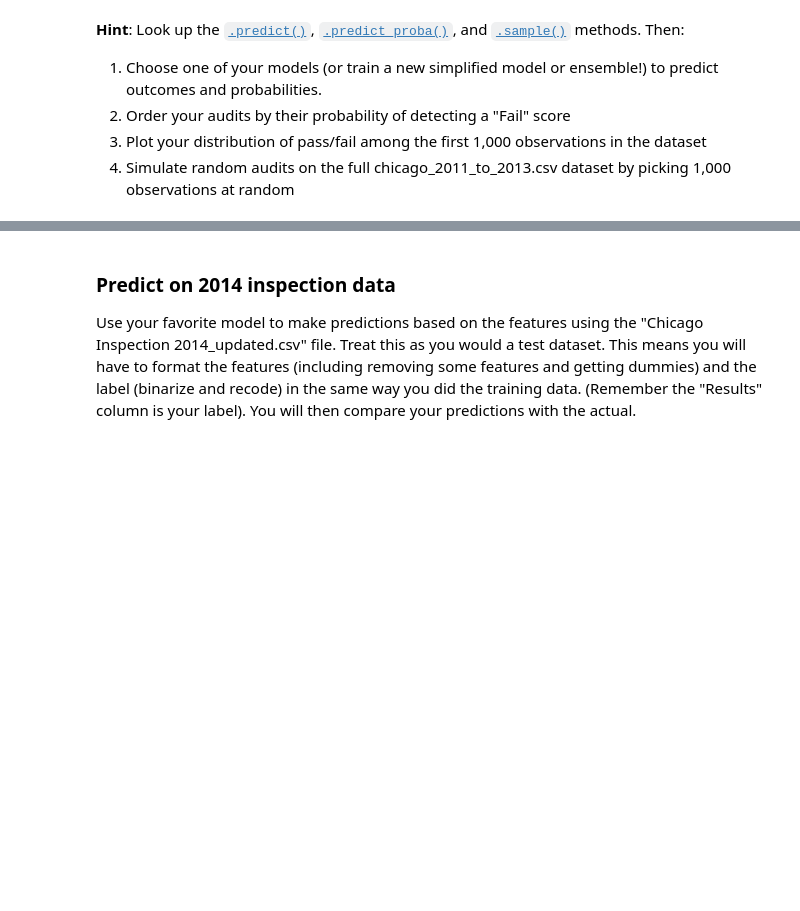
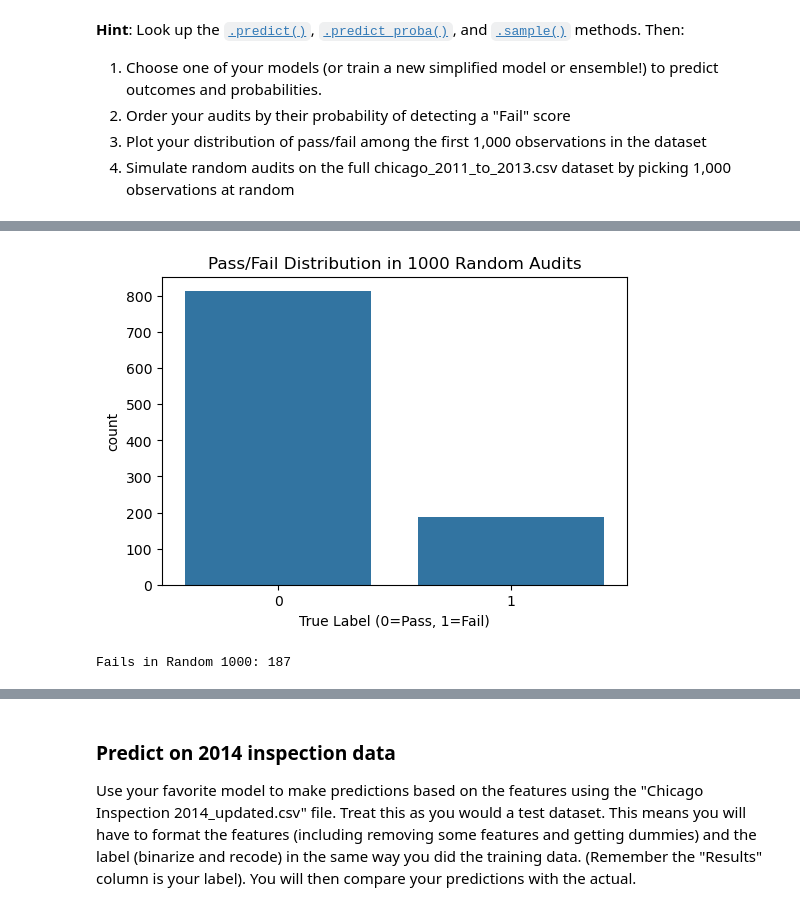
Before and after one commit to AyeshaZafar-Berkeley/AyeshaZafar-Berkeley.github.io, a Jupyter notebook: Project 3/Project 3 Students.ipynb, the cells around one changed output, grey strips where cells are left out. Drawn from its saved outputs; the diff is of its cells as text; code cells hidden in the pictures; blank space fills up the shorter version.

```diff
--- a/Project 3/Project 3 Students.ipynb
+++ b/Project 3/Project 3 Students.ipynb
@@ -486,4 +583,16 @@ Use tools like coefficient plots or feature importance plots to investigate your
 # %%
 #
 # 4. Simulate random audits on the full chicago_2011_to_2013.csv dataset by picking 1,000 observations at random
 # -----------
+random_1000 = pred_df.sample(1000, random_state=42)
+
+plt.figure(figsize=(6,4))
+sns.countplot(x=random_1000["true_label"])
+plt.title("Pass/Fail Distribution in 1000 Random Audits")
+plt.xlabel("True Label (0=Pass, 1=Fail)")
+plt.show()
+
+print("Fails in Random 1000:", sum(random_1000["true_label"]))
+# %% [output]
+[figure, added]
+Fails in Random 1000: 187
```
Also changed, not shown: parts of 29 cells of this notebook.
